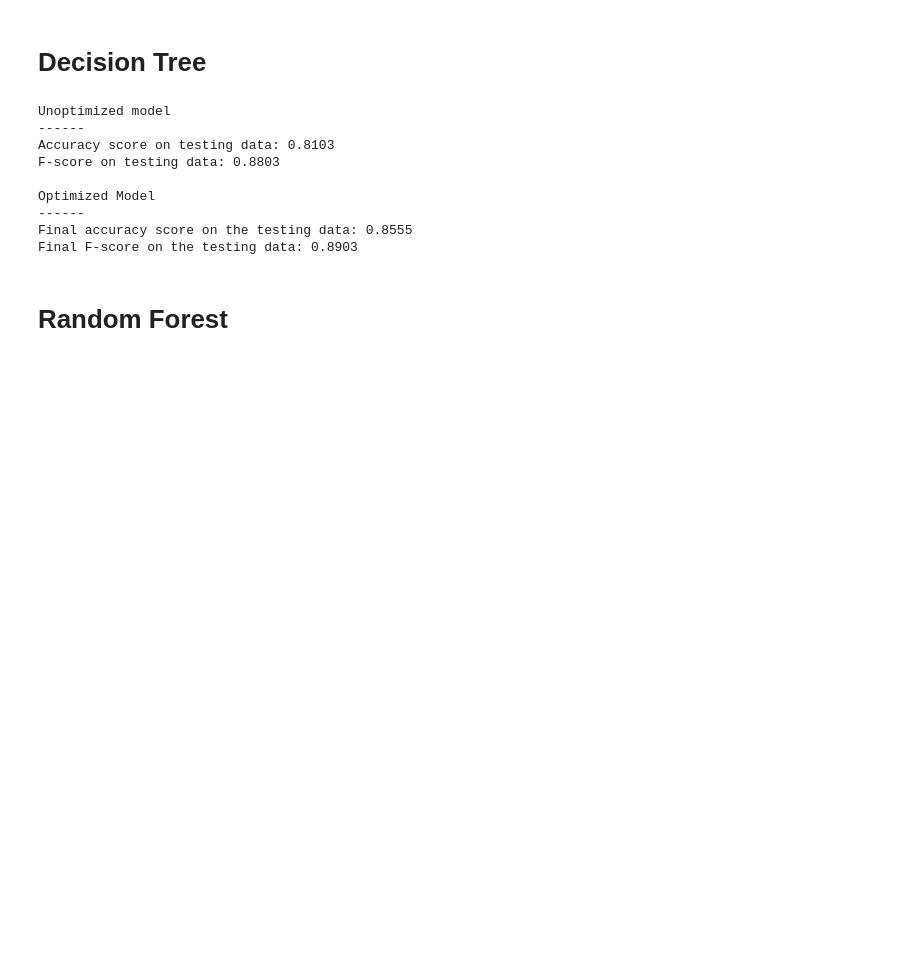
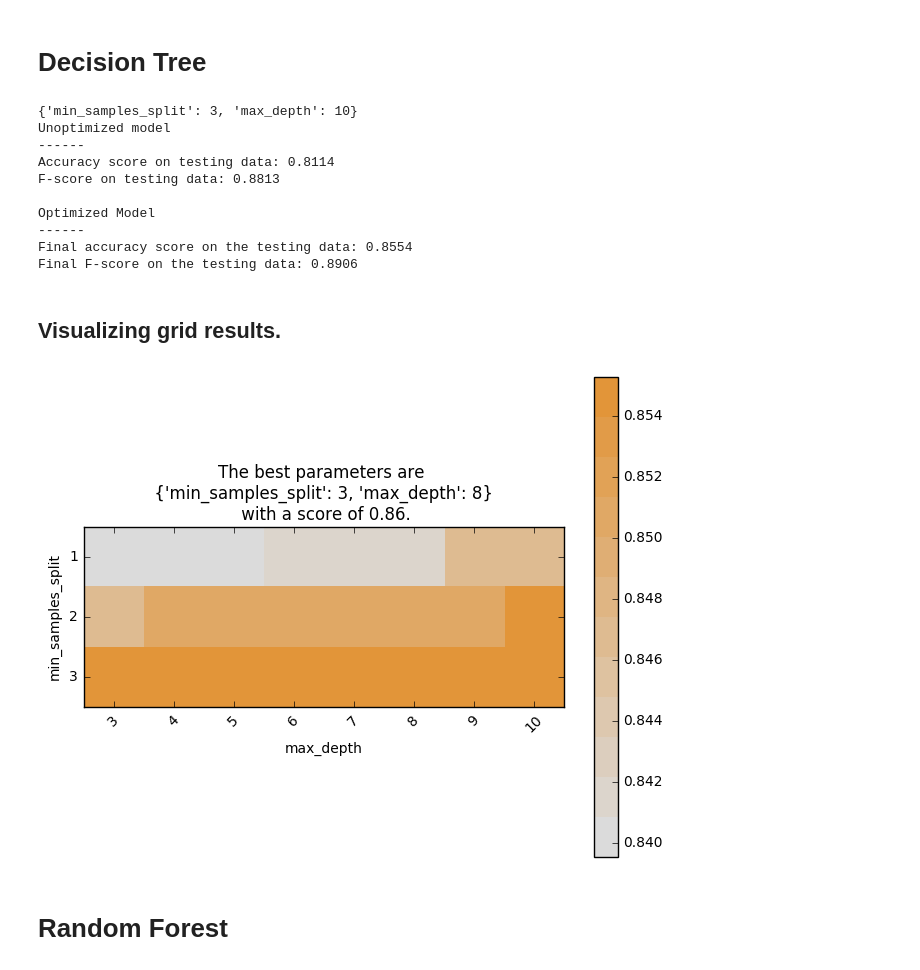
Before and after one commit to adityamehra/Udacity-Submissions, a Jupyter notebook: finding_donors/finding_donors.ipynb, the cells around one changed output. Saved outputs shown, nothing was run; the diff lists cells and outputs as text; code cells hidden in the pictures; blank space fills up the shorter version.

```diff
--- a/finding_donors/finding_donors.ipynb
+++ b/finding_donors/finding_donors.ipynb
@@ -549,10 +564,10 @@ from sklearn.model_selection import GridSearchCV
 from sklearn.metrics import fbeta_score, make_scorer
 
 # TODO: Initialize the classifier
-clf = DecisionTreeClassifier()
+clf = DecisionTreeClassifier( random_state = 0)
 
 # TODO: Create the parameters list you wish to tune
-parameters = parameters = { 'max_depth' : list( range( 3, 11 )),  'min_samples_split' : [1,2,3] }
+parameters = { 'max_depth' : list( range( 3, 11 )),  'min_samples_split' : [1,2,3] }
 
 # TODO: Make an fbeta_score scoring object
 scorer = make_scorer(fbeta_score, beta=0.5)
@@ -570,7 +585,9 @@ best_clf = grid_fit.best_estimator_
 predictions = (clf.fit(X_train, y_train)).predict(X_test)
 best_predictions = best_clf.predict(X_test)
 
-# print grid_fit.best_params_
+print grid_fit.best_params_
+# print grid_fit.cv_results_
+
 # Report the before-and-afterscores
 print "Unoptimized model\n------"
 print "Accuracy score on testing data: {:.4f}".format(accuracy_score(y_test, predictions))
@@ -579,15 +596,54 @@ print "\nOptimized Model\n------"
 print "Final accuracy score on the testing data: {:.4f}".format(accuracy_score(y_test, best_predictions))
 print "Final F-score on the testing data: {:.4f}".format(fbeta_score(y_test, best_predictions, beta = 0.5))
 # %% [output]
+{'min_samples_split': 3, 'max_depth': 10}
 Unoptimized model
 ------
-Accuracy score on testing data: 0.8103
-F-score on testing data: 0.8803
+Accuracy score on testing data: 0.8114
+F-score on testing data: 0.8813
 
 Optimized Model
 ------
-Final accuracy score on the testing data: 0.8555
-Final F-score on the testing data: 0.8903
+Final accuracy score on the testing data: 0.8554
+Final F-score on the testing data: 0.8906
+# %% [markdown]
+## Visualizing grid results.
+# %%
+from matplotlib import colors
+from matplotlib.colors import ListedColormap
+
+ddl_heat = ['#DBDBDB','#DCD5CC','#DCCEBE','#DDC8AF','#DEC2A0','#DEBB91',\
+            '#DFB583','#DFAE74','#E0A865','#E1A256','#E19B48','#E29539']
+
+ddlheatmap = colors.ListedColormap(ddl_heat)
+
+def visual_gridsearch(model, X, y):
+    max_depth = list( range( 3, 11 ))
+    min_samples_split = [1,2,3]
+
+    grid = GridSearchCV(model, param_grid={ 'max_depth' : list( range( 3, 11 )),  'min_samples_split' : [1,2,3] })
+    grid.fit(X, y)
+
+    scores = [x[1] for x in grid.grid_scores_]
+    scores = np.array(scores).reshape( len(min_samples_split), len(max_depth))
+
+    plt.figure(figsize=(8, 6))
+    plt.subplots_adjust(left=.2, right=0.95, bottom=0.15, top=0.95)
+    plt.imshow(scores, interpolation='nearest', cmap=ddlheatmap)
+    plt.xlabel('max_depth')
+    plt.ylabel('min_samples_split')
+    plt.colorbar()
+    plt.xticks(np.arange(len(max_depth)), max_depth, rotation=45)
+    plt.yticks(np.arange(len(min_samples_split)), min_samples_split)
+    plt.title(
+        "The best parameters are \n {} \n with a score of {:0.2f}.".format(
+        grid.best_params_, grid.best_score_)
+    )
+    plt.show()
+
+visual_gridsearch(clf, X_train, y_train )
+# %% [output]
+[figure, added]
 # %% [markdown]
 # Random Forest
 # %%
```
Also changed, not shown: parts of 13 cells of this notebook, 1 other file.
